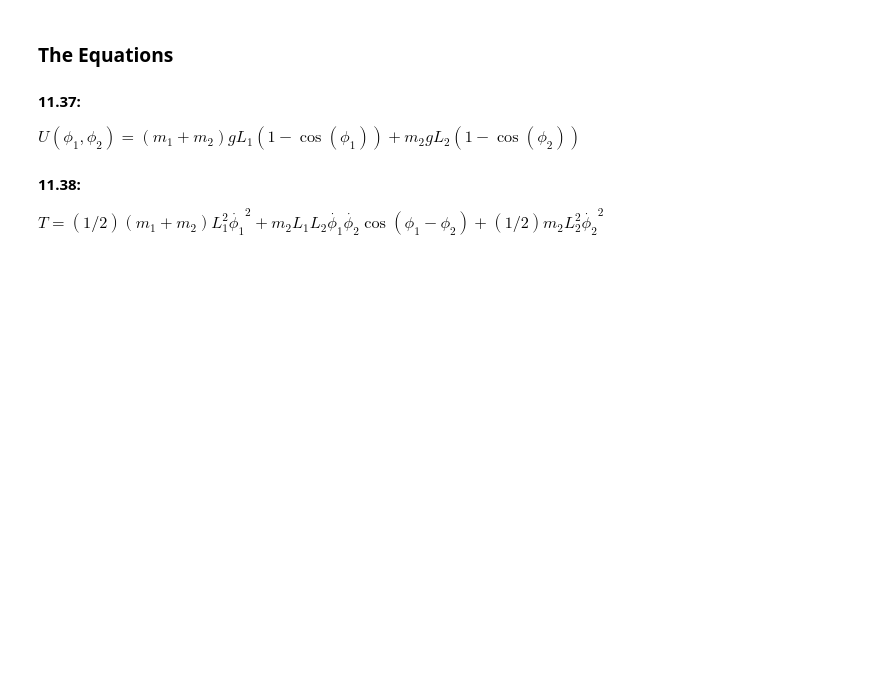
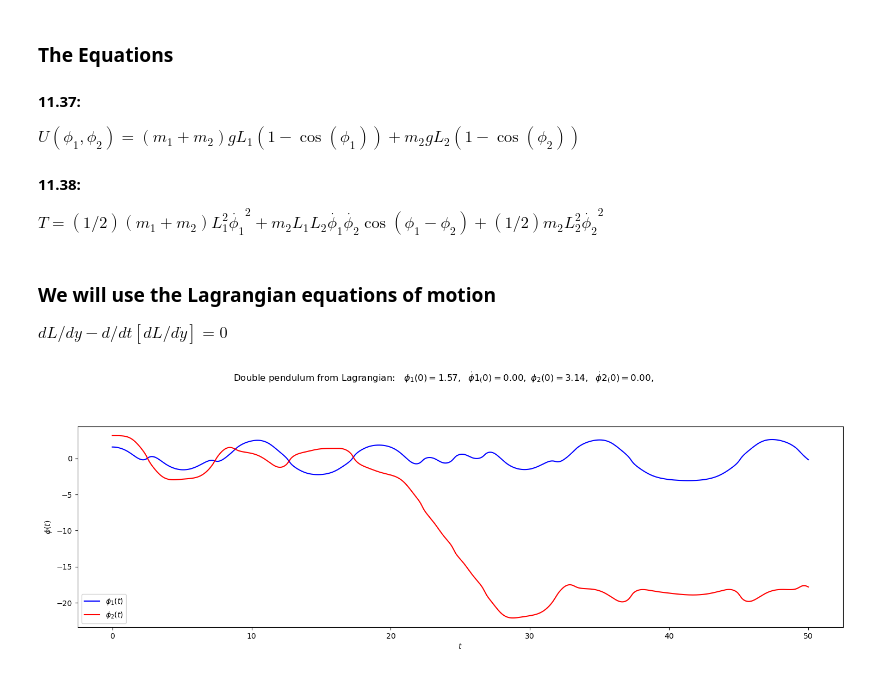
Before and after one commit to idrismalik44/5300_final, a Jupyter notebook: 5300 Final Notebook.ipynb, the cells around one changed output. Saved outputs shown, nothing was run; the diff lists cells and outputs as text; code cells hidden in the pictures; blank space fills up the shorter version.

Commit message:
Successful DoublePendulum Class

```diff
--- a/5300 Final Notebook.ipynb
+++ b/5300 Final Notebook.ipynb
@@ -21,3 +23,7 @@ $ U(\phi_1, \phi_2) = (m_1 + m_2)  g  L_1  (1 - \cos(\phi_1)) + m_2 g L_2 (1-\co
 #### 11.38:
 
 $ T = (1/2) (m_1+m_2) L_1^2 \dot{\phi_1}^2 + m_2 L_1 L_2 \dot{\phi_1} \dot{\phi_2} \cos{(\phi_1-\phi_2)} + (1/2) m_2 L_2^2 \dot{\phi_2}^2 $
+# %% [markdown]
+### We will use the Lagrangian equations of motion
+
+$  dL/dy - d/dt [ dL/ d\dot{y}] = 0  $
@@ -23,0 +196,5 @@ $ T = (1/2) (m_1+m_2) L_1^2 \dot{\phi_1}^2 + m_2 L_1 L_2 \dot{\phi_1} \dot{\phi_
+# %%
+def start_stop_indices(t_pts, plot_start, plot_stop):
+    start_index = (np.fabs(t_pts-plot_start)).argmin()  # index in t_pts array
+    stop_index = (np.fabs(t_pts-plot_stop)).argmin()  # index in t_pts array
+    return start_index, stop_index
@@ -23,0 +222,41 @@ $ T = (1/2) (m_1+m_2) L_1^2 \dot{\phi_1}^2 + m_2 L_1 L_2 \dot{\phi_1} \dot{\phi_
+# %%
+# both plots: same initial conditions
+phi1_0 = np.pi/2
+phi1_dot_0 = 0.
+
+phi2_0 = np.pi
+phi2_dot_0 = 0.
+
+phi1, phi1_dot, phi2, phi2_dot = dp1.solve_ode(t_pts, phi1_0, phi1_dot_0, phi2_0, phi2_dot_0)
+
+
+# start the plot!
+fig = plt.figure(figsize=(15,5))
+overall_title = 'Double pendulum from Lagrangian:  ' + \
+                rf' $\phi_1(0) = {phi1_0:.2f},$' + \
+                rf'  $\dot\phi1_(0) = {phi1_dot_0:.2f},$' + \
+                rf' $\phi_2(0) = {phi2_0:.2f},$' + \
+                rf'  $\dot\phi2_(0) = {phi2_dot_0:.2f},$' + \
+                '\n'     # \n means a new line (adds some space here)
+fig.suptitle(overall_title, va='baseline')
+
+# first plot: phi plot
+ax_a = fig.add_subplot(1,1,1)
+
+start, stop = start_stop_indices(t_pts, t_start, t_end)
+plot_y_vs_x(t_pts[start : stop], phi1[start : stop],
+            axis_labels=phi_vs_time_labels,
+            color='blue',
+            label=r'$\phi_1(t)$',
+            ax=ax_a)
+
+plot_y_vs_x(t_pts[start : stop], phi2[start : stop],
+            axis_labels=phi_vs_time_labels,
+            color='red',
+            label=r'$\phi_2(t)$',
+            ax=ax_a)
+
+fig.tight_layout()
+fig.savefig('double_pendulum_plot_1.png', bbox_inches='tight')
+# %% [output]
+[figure, added]
```
Also changed, not shown: parts of 6 cells of this notebook.
